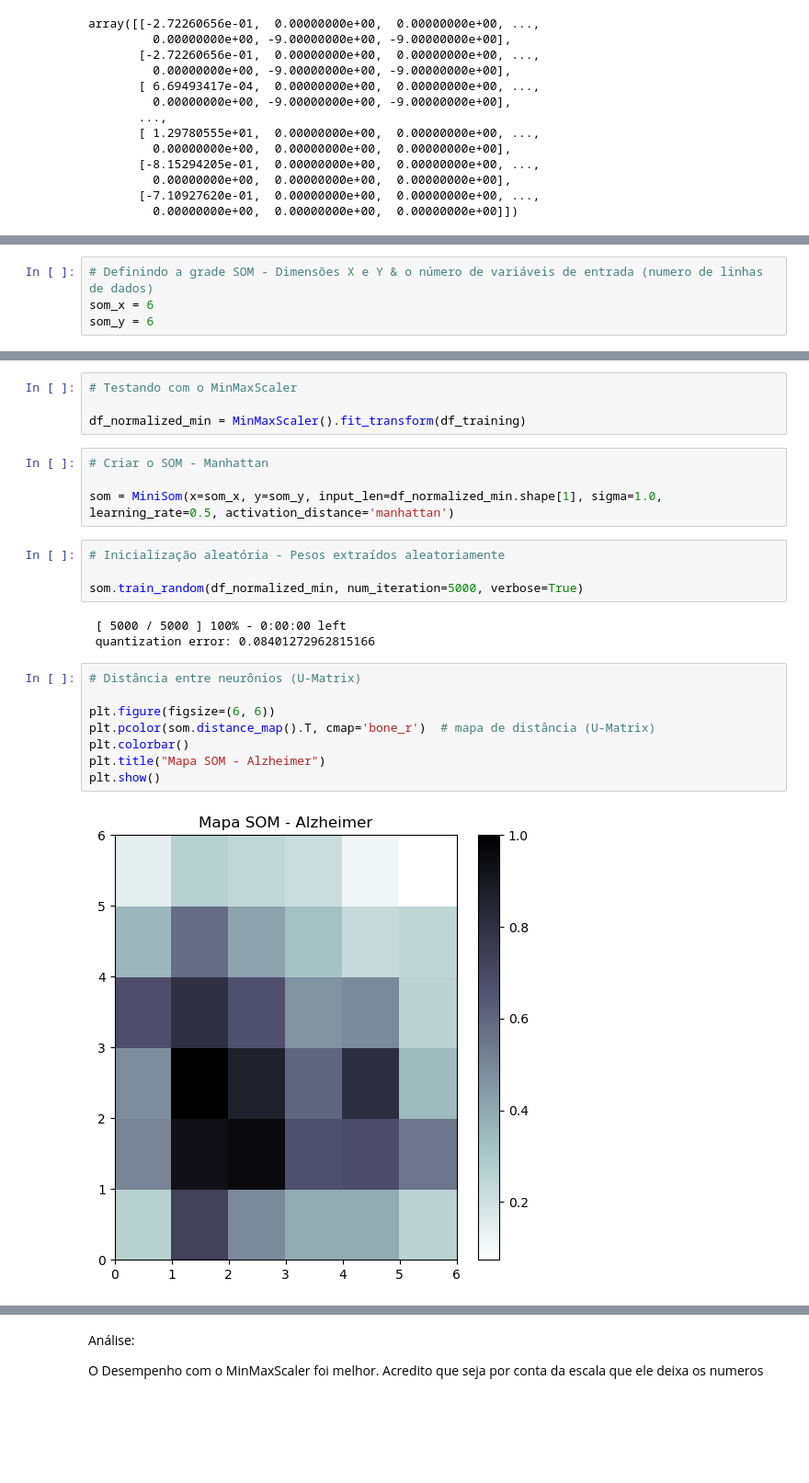
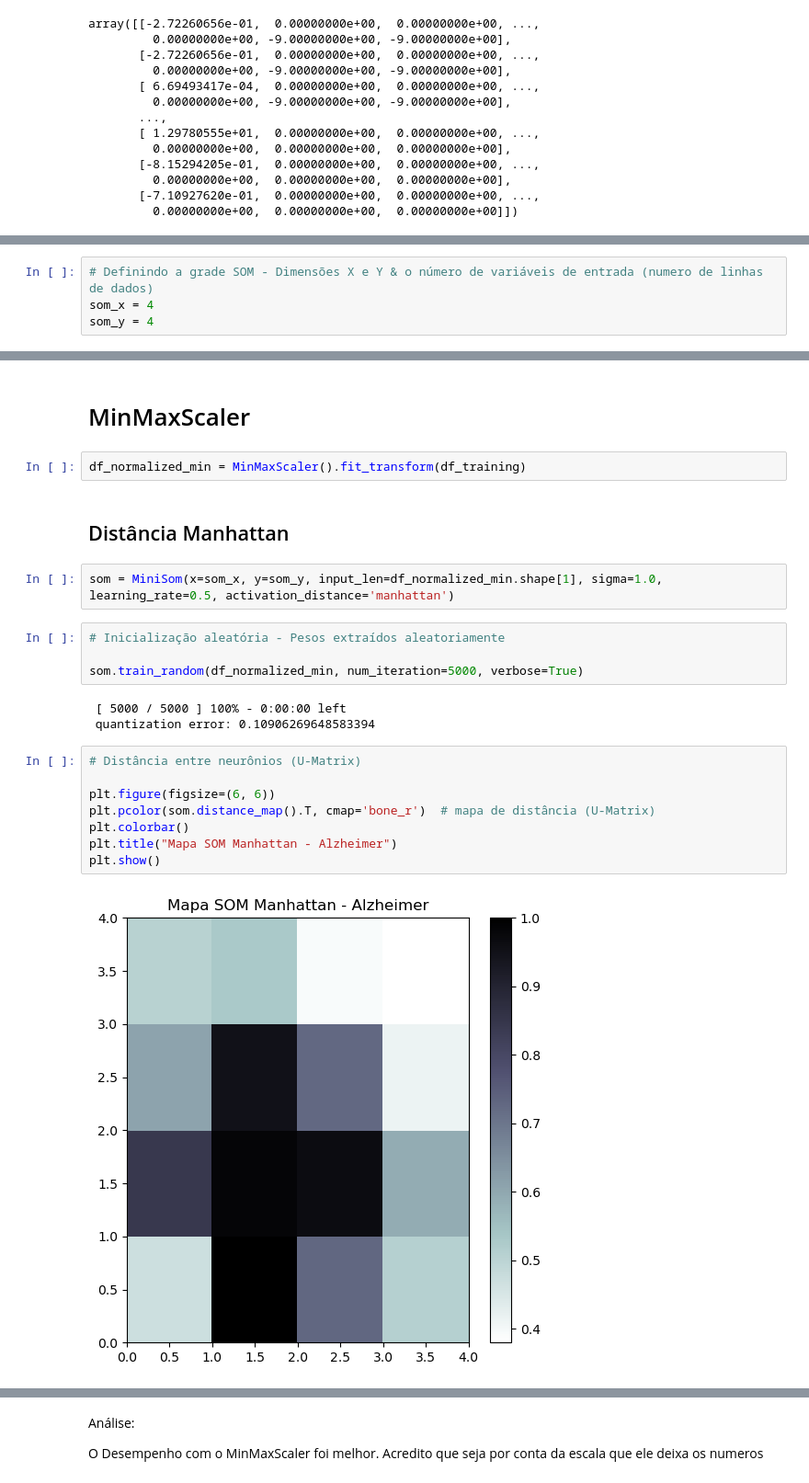
Before and after one commit to GabihSantana/python-datasus, a Jupyter notebook: projetoObitosAlzheimer.ipynb, the cells around one changed output, grey strips where cells are left out. Shown at 92% size. Cells and saved outputs as stored; diff of their text form; blank space fills up the shorter version.

```diff
--- a/projetoObitosAlzheimer.ipynb
+++ b/projetoObitosAlzheimer.ipynb
@@ -1003,4 +1005,4 @@ array([[-2.72260656e-01,  0.00000000e+00,  0.00000000e+00, ...,
 # %%
 # Definindo a grade SOM - Dimensões X e Y & o número de variáveis de entrada (numero de linhas de dados)
-som_x = 6
-som_y = 6
+som_x = 4
+som_y = 4
@@ -1074,10 +1199,10 @@ plt.show()
+# %% [markdown]
+# MinMaxScaler
 # %%
-# Testando com o MinMaxScaler
-
 df_normalized_min = MinMaxScaler().fit_transform(df_training)
+# %% [markdown]
+## Distância Manhattan
 # %%
-# Criar o SOM - Manhattan
-
 som = MiniSom(x=som_x, y=som_y, input_len=df_normalized_min.shape[1], sigma=1.0, learning_rate=0.5, activation_distance='manhattan')
 # %%
 # Inicialização aleatória - Pesos extraídos aleatoriamente
@@ -1085,14 +1210,14 @@ som = MiniSom(x=som_x, y=som_y, input_len=df_normalized_min.shape[1], sigma=1.0,
 som.train_random(df_normalized_min, num_iteration=5000, verbose=True)
 # %% [output]
  [ 5000 / 5000 ] 100% - 0:00:00 left
- quantization error: 0.08401272962815166
+ quantization error: 0.10906269648583394
 # %%
 # Distância entre neurônios (U-Matrix)
 
 plt.figure(figsize=(6, 6))
 plt.pcolor(som.distance_map().T, cmap='bone_r')  # mapa de distância (U-Matrix)
 plt.colorbar()
-plt.title("Mapa SOM - Alzheimer")
+plt.title("Mapa SOM Manhattan - Alzheimer")
 plt.show()
 # %% [output]
-[figure, old version]
+[figure, new version]
```
Also changed, not shown: parts of 32 cells of this notebook.
